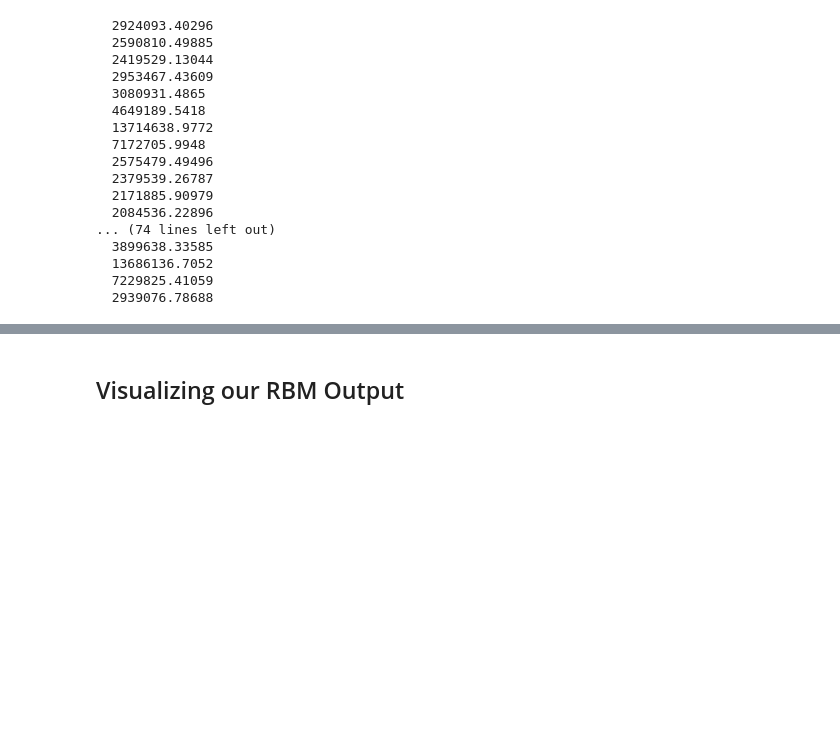
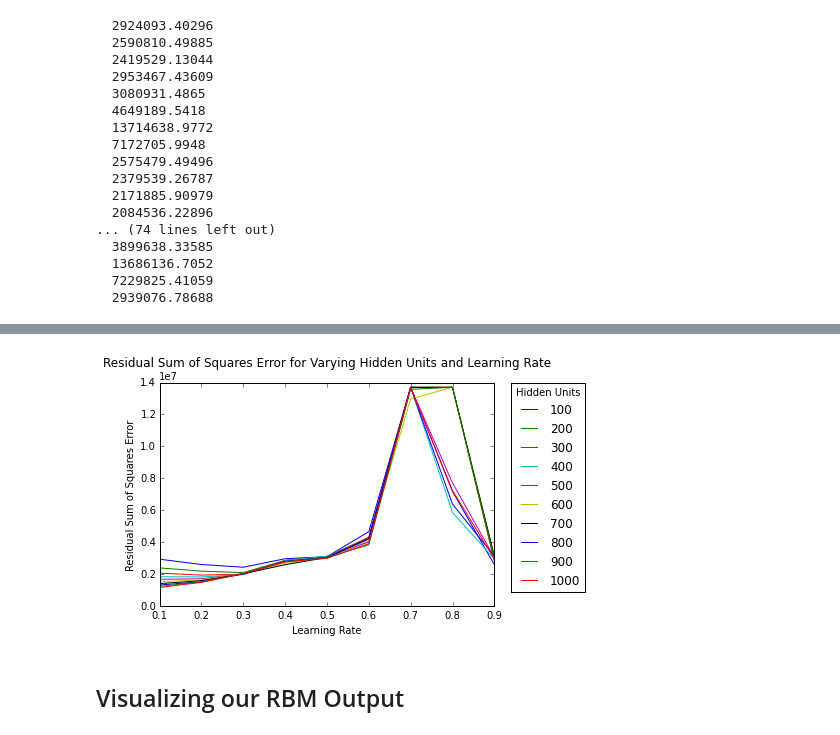
Before and after one commit to huihuifan/RBM-CS51, a Jupyter notebook: cs51-rbm-final.ipynb, the cells around one changed output, grey strips where cells are left out. Saved outputs shown, nothing was run; the diff lists cells and outputs as text; code cells hidden in the pictures; blank space fills up the shorter version.

Commit message:
new visualizations for errors and txt file

```diff
--- a/cs51-rbm-final.ipynb
+++ b/cs51-rbm-final.ipynb
@@ -253,3 +251,6 @@ with open("crossval.txt") as f:
   13686136.7052
   7229825.41059
   2939076.78688
+# %%
+cv = pd.read_csv("crossval.csv")
+cv.head()
@@ -256,3 +264,15 @@ with open("crossval.txt") as f:
+# %%
+for key, grp in cv.groupby(['Hidden Units']):
+    plt.plot(grp['Learning Rate'], grp['Error'], label=key)
+
+plt.legend(title='Hidden Units',bbox_to_anchor=(1.05, 1), loc=2, borderaxespad=0.)
+plt.title('Residual Sum of Squares Error for Varying Hidden Units and Learning Rate', y=1.05)
+plt.xlabel('Learning Rate')
+plt.xlim([0.1, 0.9])
+plt.ylabel('Residual Sum of Squares Error')
+plt.show()
+# %% [output]
+[figure, added]
 # %% [markdown]
 ## Visualizing our RBM Output
 # %%
```
Also changed, not shown: parts of 2 cells of this notebook, 1 other file.
